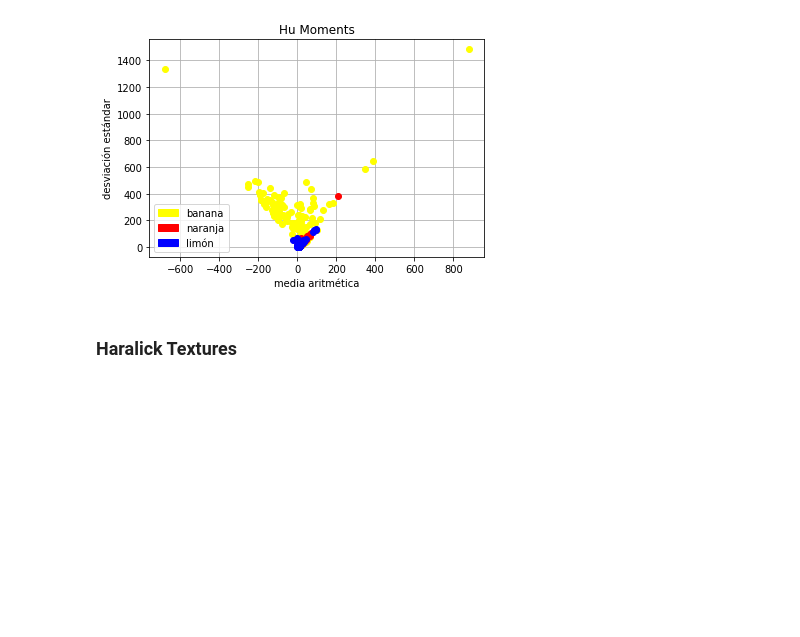
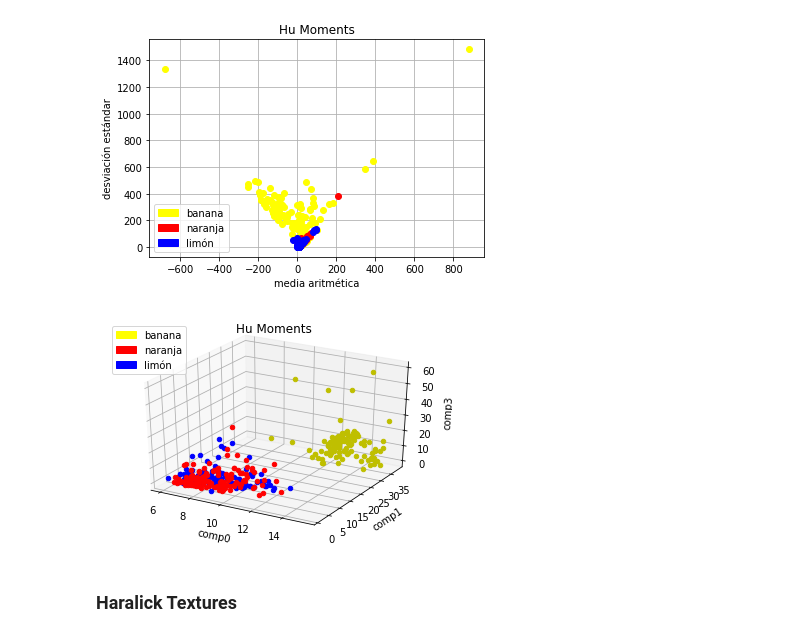
Before and after one commit to gonzafernan/fruit-classifier, a Jupyter notebook: 04-extraccion.ipynb, the cells around one changed output. Cells and saved outputs as stored; diff of their text form; code cells hidden in the pictures; blank space fills up the shorter version.

```diff
--- a/04-extraccion.ipynb
+++ b/04-extraccion.ipynb
@@ -408,3 +410,48 @@ Text(0.5,0,'media aritmética')
+# %%
+#f, (ax0, ax1, ax2) = plt.subplots(1, 3, figsize = (15, 5))
+#fig_hm, ax = plt.subplots()
+
+fig = plt.figure()
+ax = fig.add_subplot(111, projection='3d')
+
+a = 0
+b = 1
+c = 3
+
+for fruit in banana_edge:
+    b_fhm = hu_moments(fruit)
+    # med, dstd = stats(b_fhm)
+    ax.scatter(b_fhm[a], b_fhm[b], b_fhm[c], c='y', marker='o')
+#ax0.set_title('banana haralick textures')
+
+for fruit in orange_edge:
+    o_fhm = hu_moments(fruit)
+    # med, dstd = stats(o_fhm)
+    ax.scatter(o_fhm[a], o_fhm[b], o_fhm[c], c='r', marker='o')
+#ax1.set_title('orange haralick textures')
+
+for fruit in lemon_edge:
+    l_fhm = hu_moments(fruit)
+    # med, dstd = stats(l_fhm)
+    ax.scatter(l_fhm[a], l_fhm[b], l_fhm[c], c='b', marker='o')
+#ax2.set_title('lemon haralick textures')
+
+ax.grid(True)
+ax.set_title("Hu Moments")
+
+yellow_patch = mpatches.Patch(color='yellow', label='banana')
+red_patch = mpatches.Patch(color='red', label='naranja')
+blue_patch = mpatches.Patch(color='blue', label='limón')
+plt.legend(handles=[yellow_patch, red_patch, blue_patch])
+
+
+ax.set_xlabel('comp0')
+ax.set_ylabel('comp1')
+ax.set_zlabel('comp3')
+
+plt.show()
+# %% [output]
+[figure, added]
 # %% [markdown]
 ### Haralick Textures
 # %%
```
Also changed, not shown: parts of 2 cells of this notebook, 11 other files.
